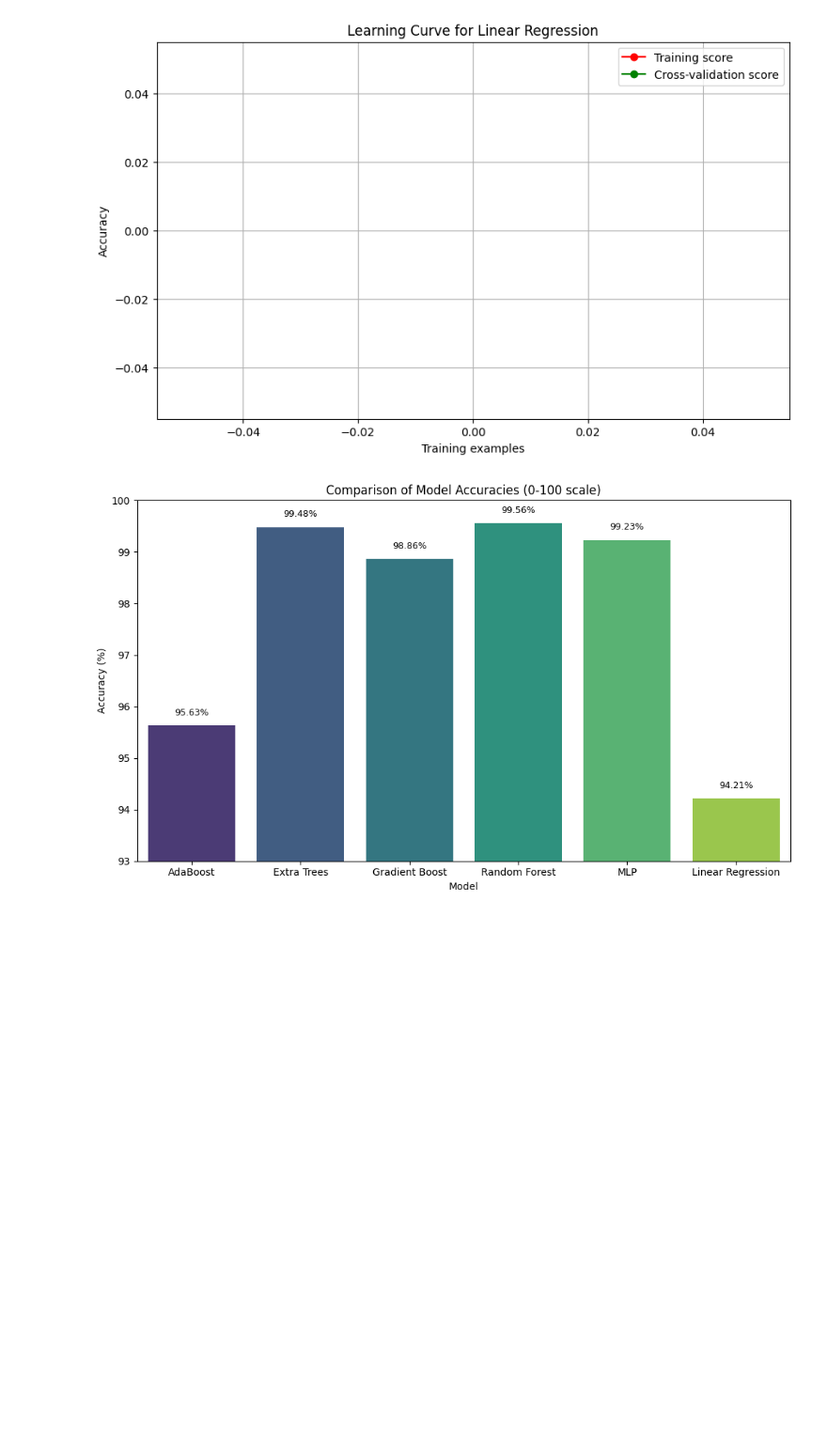
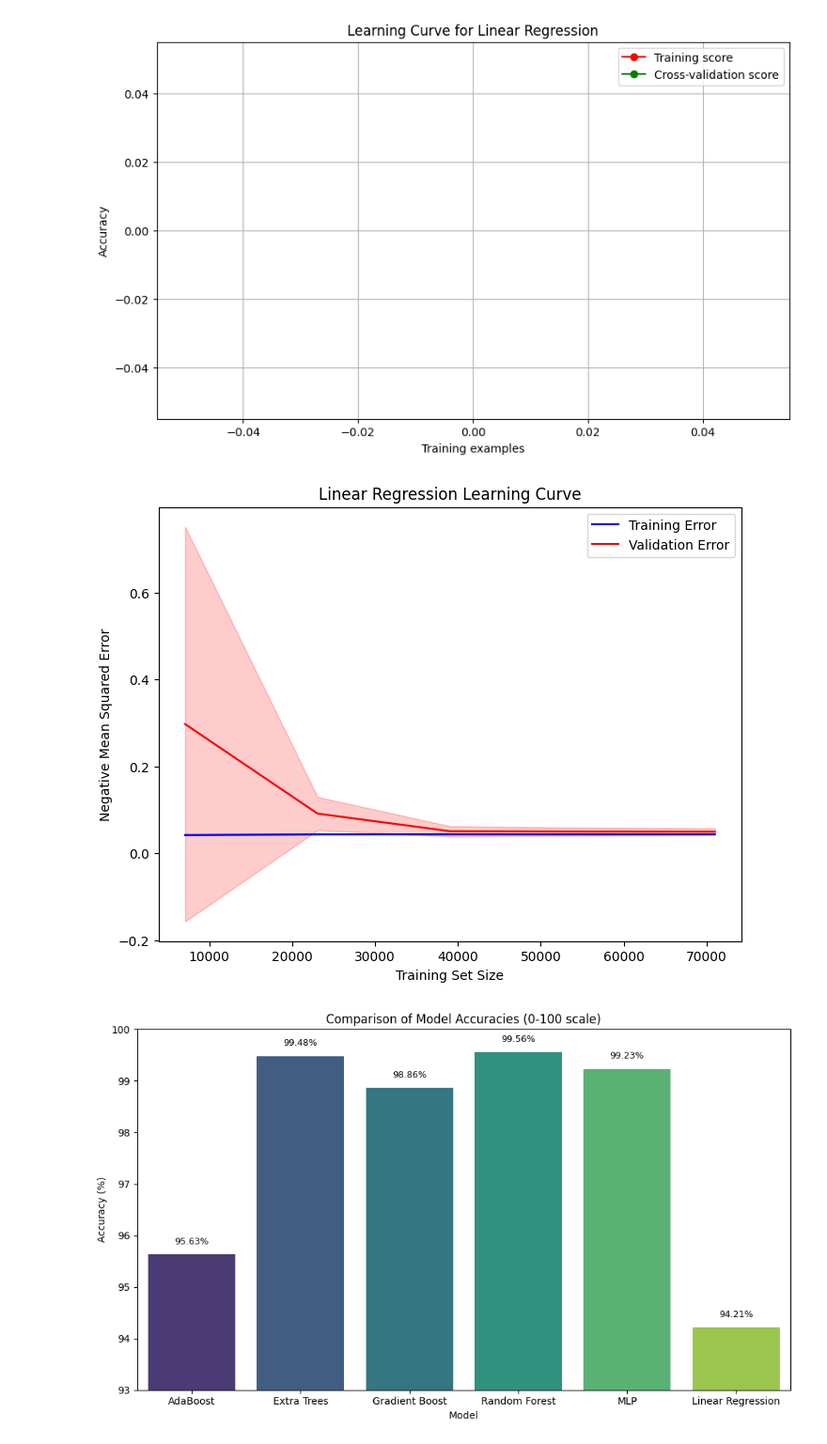
Before and after one commit to Jatinch05/Intrusion-Detection-System-using-ML, a Jupyter notebook: temp.ipynb, the cells around one changed output. Shown at 94% size. Drawn from its saved outputs; the diff is of its cells as text; code cells hidden in the pictures; blank space fills up the shorter version.

```diff
--- a/temp.ipynb
+++ b/temp.ipynb
@@ -435,8 +435,6 @@ MLP does not have built-in feature importance. Computing permutation importance.
 [figure]
 Permutation importance for MLP:
 [figure]
-# %%
-models['Linear Regression'] = lr
 # %%
 
 from sklearn.model_selection import learning_curve
@@ -490,6 +488,40 @@ Learning Curve for MLP
 [figure]
 Learning Curve for Linear Regression
 [figure]
+# %%
+import joblib  # Import joblib to save the encoder and scaler
+
+# Save the fitted OneHotEncoder and StandardScaler
+joblib.dump(enc, 'onehot_encoder.pkl')
+joblib.dump(scaler, 'scaler.pkl')
+joblib.dump(selector, 'selector.pkl')
+# ---- Linear Regression Learning Curve Issue ----
+from sklearn.model_selection import learning_curve
+
+lin_reg = LinearRegression()
+train_sizes, train_scores, val_scores = learning_curve(
+    lin_reg, X_train_selected, y_train, cv=5, scoring='neg_mean_squared_error'
+)
+
+# Compute mean and std
+train_mean = -train_scores.mean(axis=1)
+train_std = train_scores.std(axis=1)
+val_mean = -val_scores.mean(axis=1)
+val_std = val_scores.std(axis=1)
+
+# Plot learning curve
+plt.figure(figsize=(8, 6))
+plt.plot(train_sizes, train_mean, label='Training Error', color='blue')
+plt.fill_between(train_sizes, train_mean - train_std, train_mean + train_std, color='blue', alpha=0.2)
+plt.plot(train_sizes, val_mean, label='Validation Error', color='red')
+plt.fill_between(train_sizes, val_mean - val_std, val_mean + val_std, color='red', alpha=0.2)
+plt.xlabel('Training Set Size')
+plt.ylabel('Negative Mean Squared Error')
+plt.title('Linear Regression Learning Curve')
+plt.legend()
+plt.show()
+# %% [output]
+[figure, added]
 # %%
 import pickle
 import math
```
Also changed, not shown: 4 other files.
